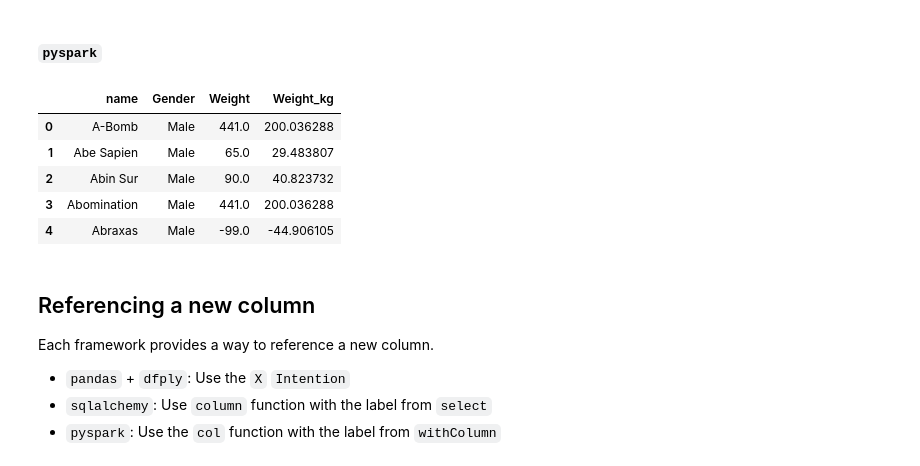
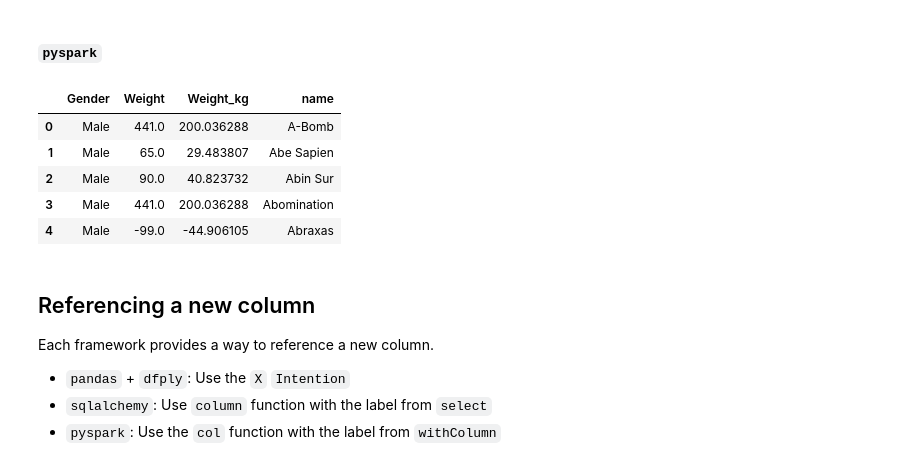
Before and after one commit to dqniellew1/DSCI430, a Jupyter notebook: 2_1_dataframe_verbs_select_filter_mutate-local.ipynb, the cells around one changed output. Drawn from its saved outputs; the diff is of its cells as text; code cells hidden in the pictures.

```diff
--- a/2_1_dataframe_verbs_select_filter_mutate-local.ipynb
+++ b/2_1_dataframe_verbs_select_filter_mutate-local.ipynb
@@ -380,7 +378,7 @@ df
 # %%
 from functoolz import pipeable
 # pipeable is a decorated function
-to_pandas = pipeable(lambda rows : pd.DataFrame([r.asDict() for r in ff_result]))
+to_pandas = pipeable(lambda rows : pd.DataFrame([r.asDict() for r in rows]))
 ff_result >> to_pandas
 # %% [output]
 |  | Gender | Weight | name |
@@ -472,18 +501,18 @@ pd.read_sql_query(m_stmt, con=engine)
 # %%
 m_result = (df_spark.
               select(df_spark.name,
                      df_spark.Gender,
                      df_spark.Weight).
               withColumn('Weight_kg', df_spark.Weight/2.2046).
               take(5))
-spark1.createDataFrame(m_result).toPandas()
+m_result >> to_pandas
 # %% [output]
-|  | name | Gender | Weight | Weight_kg |
-| 0 | A-Bomb | Male | 441.0 | 200.036288 |
-| 1 | Abe Sapien | Male | 65.0 | 29.483807 |
-| 2 | Abin Sur | Male | 90.0 | 40.823732 |
-| 3 | Abomination | Male | 441.0 | 200.036288 |
-| 4 | Abraxas | Male | -99.0 | -44.906105 |
+|  | Gender | Weight | Weight_kg | name |
+| 0 | Male | 441.0 | 200.036288 | A-Bomb |
+| 1 | Male | 65.0 | 29.483807 | Abe Sapien |
+| 2 | Male | 90.0 | 40.823732 | Abin Sur |
+| 3 | Male | 441.0 | 200.036288 | Abomination |
+| 4 | Male | -99.0 | -44.906105 | Abraxas |
 # %% [markdown]
 ## Referencing a new column
 
```
Also changed, not shown: parts of 7 cells of this notebook, 1 other file.
